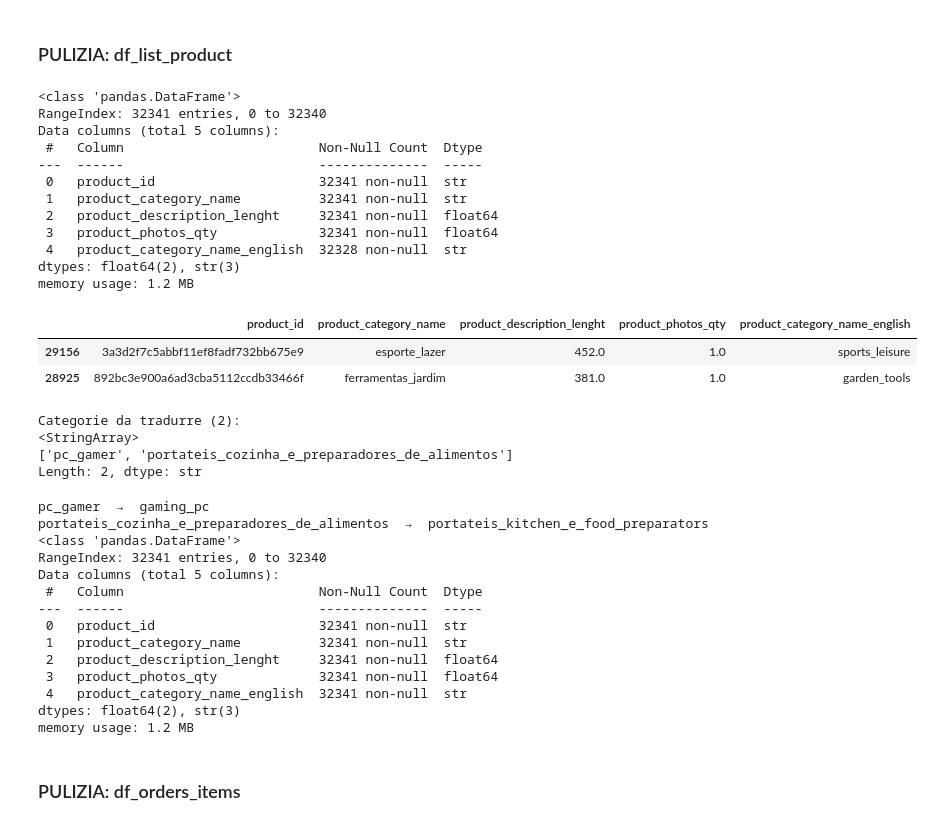
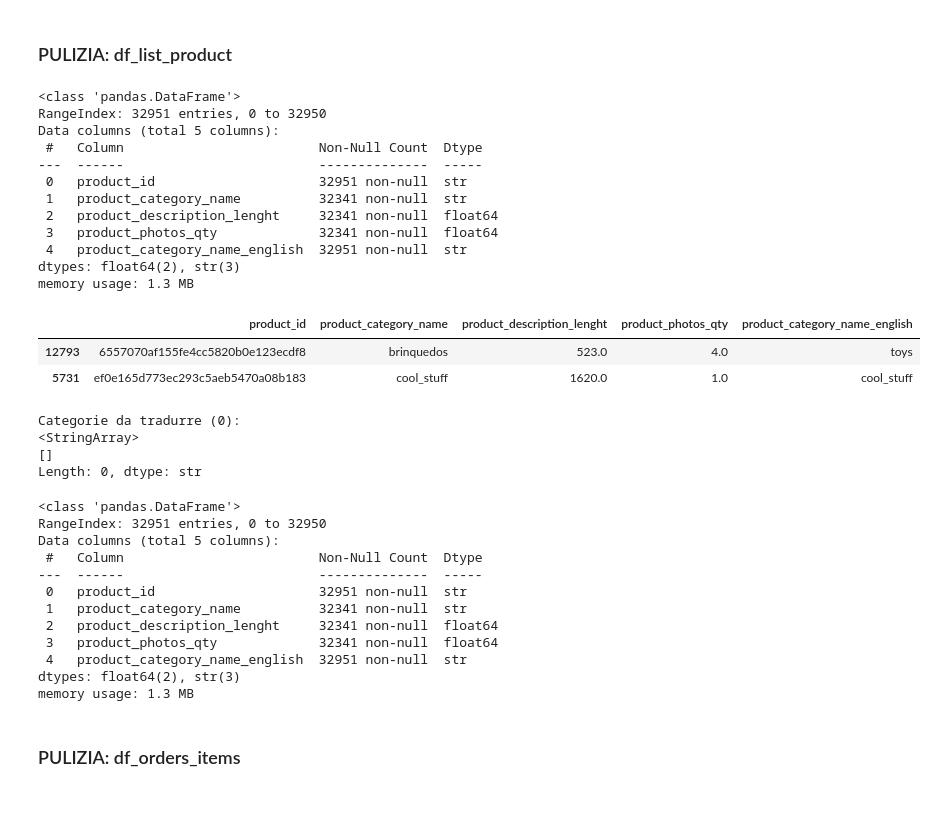
Before and after one commit to marcozanb/final_project, a Jupyter notebook: analisi_creazione_df.ipynb, the cells around one changed output. Cells and saved outputs as stored; diff of their text form; code cells hidden in the pictures.

```diff
--- a/analisi_creazione_df.ipynb
+++ b/analisi_creazione_df.ipynb
@@ -78,42 +78,44 @@ Nessun valore nullo
 #    verranno esclusi anche dagli altri df.
 # 3) Uniamo la traduzione inglese della categoria.
 
 # 1
 df_list_product = df_list_product.drop(
     columns=['product_name_lenght', 'product_width_cm',
              'product_height_cm', 'product_length_cm', 'product_weight_g']
 )
 
 # 2
 # Salviamo gli id dei prodotti senza categoria per filtrare order_items dopo
-product_id_nan = df_list_product[df_list_product['product_category_name'].isna()]
-product_id_to_delete = product_id_nan['product_id'].to_numpy()
-df_list_product = df_list_product.dropna(subset=['product_category_name'])
+#product_id_nan = df_list_product[df_list_product['product_category_name'].isna()]
+# = product_id_nan['product_id'].to_numpy()
+
 
 # 3
 df_list_product = (
     df_list_product
     .merge(df_product_category, on='product_category_name', how='left')
 )
 
+df_list_product['product_category_name_english']=df_list_product['product_category_name_english'].fillna("Unknown")
+
 df_list_product.info()
 df_list_product.sample(2)
 # %% [output]
 <class 'pandas.DataFrame'>
-RangeIndex: 32341 entries, 0 to 32340
+RangeIndex: 32951 entries, 0 to 32950
 Data columns (total 5 columns):
  #   Column                         Non-Null Count  Dtype
 ---  ------                         --------------  -----
- 0   product_id                     32341 non-null  str
+ 0   product_id                     32951 non-null  str
  1   product_category_name          32341 non-null  str
  2   product_description_lenght     32341 non-null  float64
  3   product_photos_qty             32341 non-null  float64
- 4   product_category_name_english  32328 non-null  str
+ 4   product_category_name_english  32951 non-null  str
 dtypes: float64(2), str(3)
-memory usage: 1.2 MB
+memory usage: 1.3 MB
 |  | product_id | product_category_name | product_description_lenght | product_photos_qty | product_category_name_english |
-| 29156 | 3a3d2f7c5abbf11ef8fadf732bb675e9 | esporte_lazer | 452.0 | 1.0 | sports_leisure |
-| 28925 | 892bc3e900a6ad3cba5112ccdb33466f | ferramentas_jardim | 381.0 | 1.0 | garden_tools |
+| 12793 | 6557070af155fe4cc5820b0e123ecdf8 | brinquedos | 523.0 | 4.0 | toys |
+| 5731 | ef0e165d773ec293c5aeb5470a08b183 | cool_stuff | 1620.0 | 1.0 | cool_stuff |
 # %%
 # Traduciamo con Selenium le categorie portoghesi senza traduzione inglese
 from selenium import webdriver
@@ -125,10 +127,10 @@ traduzione_mancante = df_list_product['product_category_name_english'].isna()
 nomi_mancanti = df_list_product[traduzione_mancante]['product_category_name'].unique()
 print(f"Categorie da tradurre ({len(nomi_mancanti)}): \n{nomi_mancanti}\n")
 # %% [output]
-Categorie da tradurre (2):
+Categorie da tradurre (0):
 <StringArray>
-['pc_gamer', 'portateis_cozinha_e_preparadores_de_alimentos']
-Length: 2, dtype: str
+[]
+Length: 0, dtype: str
 # %%
 # Apre Google Translate nel browser e restituisce la traduzione
 # dal portoghese all'inglese del testo passato, formattata in snake_case.
@@ -183,20 +185,18 @@ for nome, traduzione in traduzioni_manuali.items():
 
 df_list_product.info()
 # %% [output]
-pc_gamer  →  gaming_pc
-portateis_cozinha_e_preparadores_de_alimentos  →  portateis_kitchen_e_food_preparators
 <class 'pandas.DataFrame'>
-RangeIndex: 32341 entries, 0 to 32340
+RangeIndex: 32951 entries, 0 to 32950
 Data columns (total 5 columns):
  #   Column                         Non-Null Count  Dtype
 ---  ------                         --------------  -----
- 0   product_id                     32341 non-null  str
+ 0   product_id                     32951 non-null  str
  1   product_category_name          32341 non-null  str
  2   product_description_lenght     32341 non-null  float64
  3   product_photos_qty             32341 non-null  float64
- 4   product_category_name_english  32341 non-null  str
+ 4   product_category_name_english  32951 non-null  str
 dtypes: float64(2), str(3)
-memory usage: 1.2 MB
+memory usage: 1.3 MB
 # %% [markdown]
 ### PULIZIA: df_orders_items
 # %%
```
Also changed, not shown: parts of 13 cells of this notebook, 8 other files.
